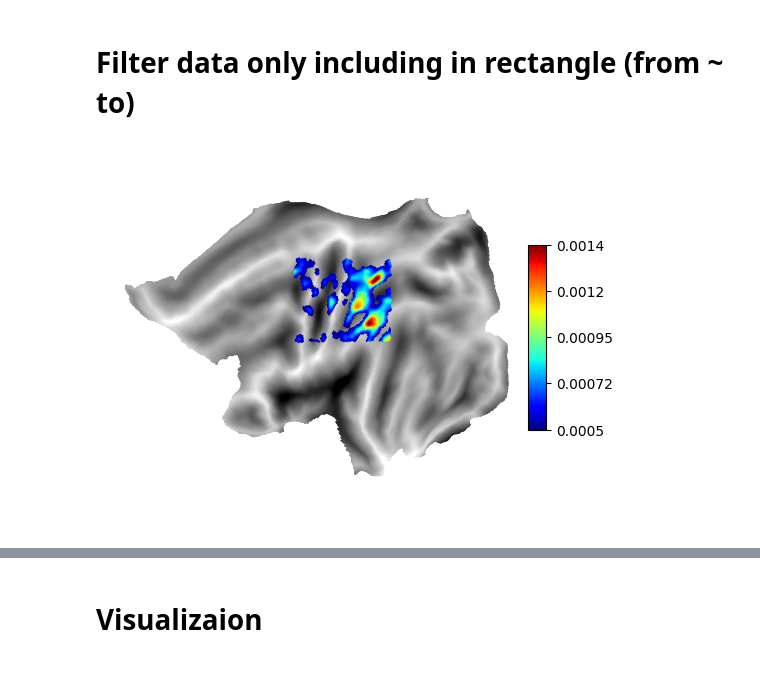
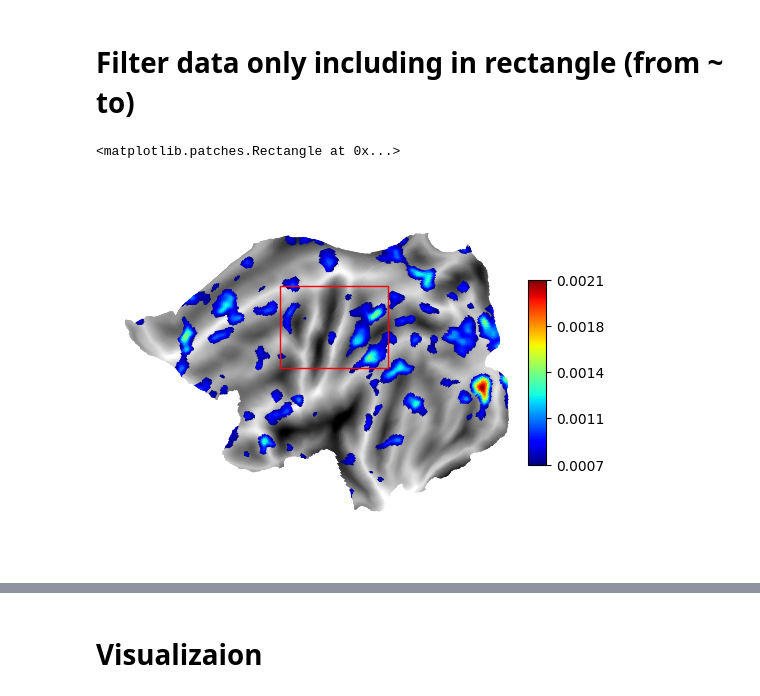
Before and after one commit to SeojinYoon/Seojin_commonTool, a Jupyter notebook: Module/Brain_Surface/Surface_stat.ipynb, the cells around one changed output, grey strips where cells are left out. Cells and saved outputs as stored; diff of their text form; code cells hidden in the pictures.

```diff
--- a/Module/Brain_Surface/Surface_stat.ipynb
+++ b/Module/Brain_Surface/Surface_stat.ipynb
@@ -48,10 +73,16 @@ width = 30
 # %% [markdown]
 # Constants
 # %%
-surf_dir_path = "/mnt/sda2/Common_dir/Atlas/Surface"
-pial_surf_path = os.path.join(surf_dir_path, f"fs_LR_{surf_resolution}", f"fs_LR.{surf_resolution}k.{surf_hemisphere}.pial.surf.gii")
-white_surf_path = os.path.join(surf_dir_path, f"fs_LR_{surf_resolution}", f"fs_LR.{surf_resolution}k.{surf_hemisphere}.white.surf.gii")
-template_surface_path = os.path.join(surf_dir_path, f"fs_LR_{surf_resolution}", f"fs_LR.{surf_resolution}k.{surf_hemisphere}.flat.surf.gii")
+surf_dir_path = f"/mnt/sda2/Common_dir/Atlas/Surface/fs_LR_{surf_resolution}"
+pial_surf_path = os.path.join(surf_dir_path, f"fs_LR.{surf_resolution}k.{surf_hemisphere}.pial.surf.gii")
+white_surf_path = os.path.join(surf_dir_path, f"fs_LR.{surf_resolution}k.{surf_hemisphere}.white.surf.gii")
+template_surface_path = os.path.join(surf_dir_path, f"fs_LR.{surf_resolution}k.{surf_hemisphere}.flat.surf.gii")
+inflated_brain_path = os.path.join(surf_dir_path, f"fs_LR.{surf_resolution}k.{surf_hemisphere}.inflated.surf.gii")
+shape_gii_path = os.path.join(surf_dir_path, f"fs_LR.32k.{surf_hemisphere}.shape.gii")
+
+sulcus_path = os.path.join(surf_dir_path, "borders", f"{surf_hemisphere}_sulcus.json")
+with open(sulcus_path, "r") as file:
+    marking_data_info = json.load(file)
 # %% [markdown]
 # Functions
 # %%
@@ -87,10 +118,15 @@ surface_datas = np.array(surface_datas).T
 # %% [markdown]
 # Cross section analysis
 # %%
-values, mask, coords = surface_cross_section(template_surface_path = template_surface_path,
-                                             surface_data = surface_datas,
-                                             from_point = from_point,
-                                             to_point = to_point,
-                                             width = width,
-                                             n_sampling = 10)
+cross_section_result_info = surface_cross_section(template_surface_path = template_surface_path,
+                                                  surface_data = surface_datas,
+                                                  from_point = from_point,
+                                                  to_point = to_point,
+                                                  width = width,
+                                                  n_sampling = cross_section_n_sampling)
+# %%
+sampling_datas = cross_section_result_info["sampling_datas"]
+virtual_stip_mask = cross_section_result_info["virtual_stip_mask"]
+sampling_center_coords = cross_section_result_info["sampling_center_coords"]
+sampling_coverages = cross_section_result_info["sampling_coverages"]
 # %%
@@ -152,6 +189,9 @@ ax.get_figure()
 # %% [markdown]
 # Filter data only including in rectangle (from ~ to)
 # %%
-rect_vertexes = vertex_data[np.where(mask == 1, True, False)]
+rect_vertexes = vertex_locs[np.where(virtual_stip_mask == 1, True, False)]
 min_rect_x, max_rect_x = np.min(rect_vertexes[:, 0]), np.max(rect_vertexes[:, 0])
 min_rect_y, max_rect_y = np.min(rect_vertexes[:, 1]), np.max(rect_vertexes[:, 1])
+within_x = (vertex_locs[:, 0] >= min_rect_x) & (vertex_locs[:, 0] <= max_rect_x)
+within_y = (vertex_locs[:, 1] >= min_rect_y) & (vertex_locs[:, 1] <= max_rect_y)
+is_within_rectangle = np.logical_and(within_x, within_y)
@@ -165,8 +198,11 @@ filtered_data = np.where(is_within_rectangle, smoothed_data, 0)
 # %%
-ax = surf.plot.plotmap(data = filtered_data,
+rect = Rectangle((min_rect_x, min_rect_y), max_rect_x - min_rect_x, max_rect_y - min_rect_y, linewidth=1, edgecolor='r', facecolor='none')
+ax = surf.plot.plotmap(data = smoothed_data,
                        surf = f"fs{surf_resolution}k_{surf_hemisphere}",
                        colorbar = True,
-                       threshold = 0.0005,
-                       cscale = [0.0005, 0.0014])
+                       threshold = patten_separation_threshold,
+                       cscale = [patten_separation_threshold, np.max(smoothed_data)])
+ax.add_patch(rect)
 # %% [output]
+<matplotlib.patches.Rectangle at 0x...>
-[figure, old version]
+[figure, new version]
```
Also changed, not shown: parts of 31 cells of this notebook, 6 other files.
